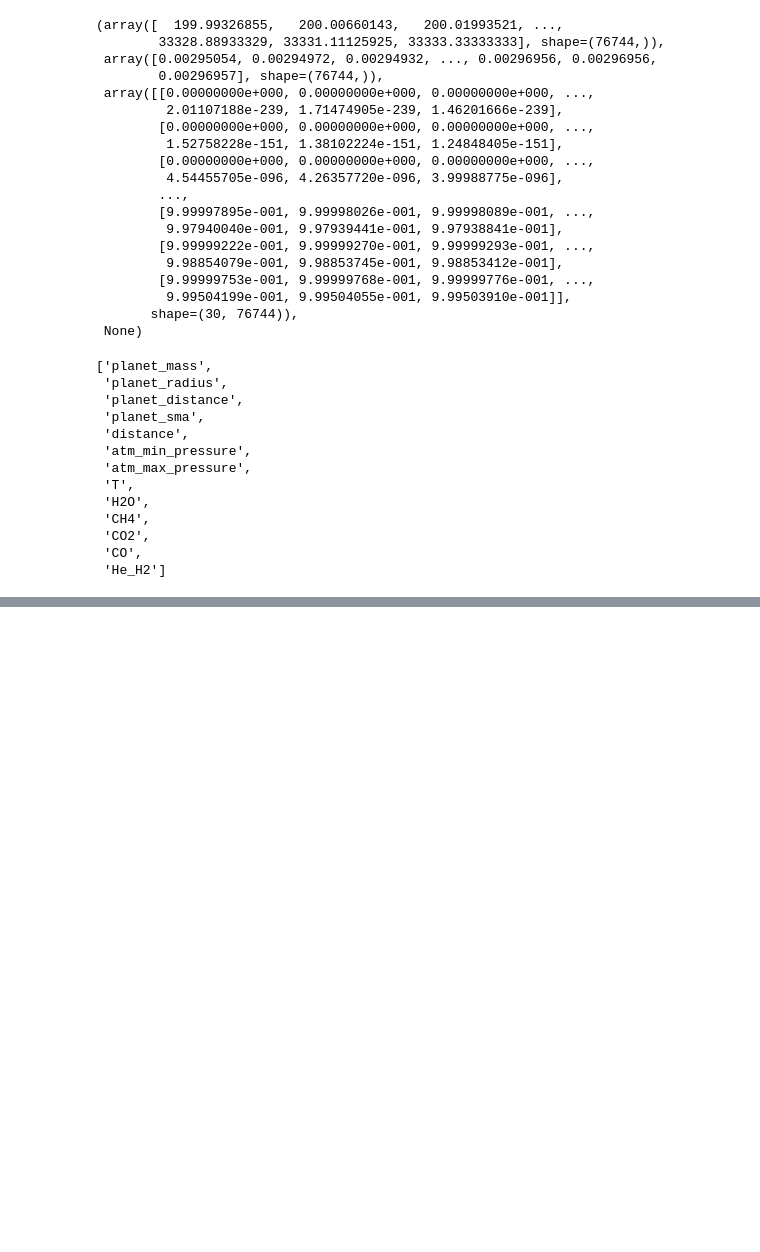
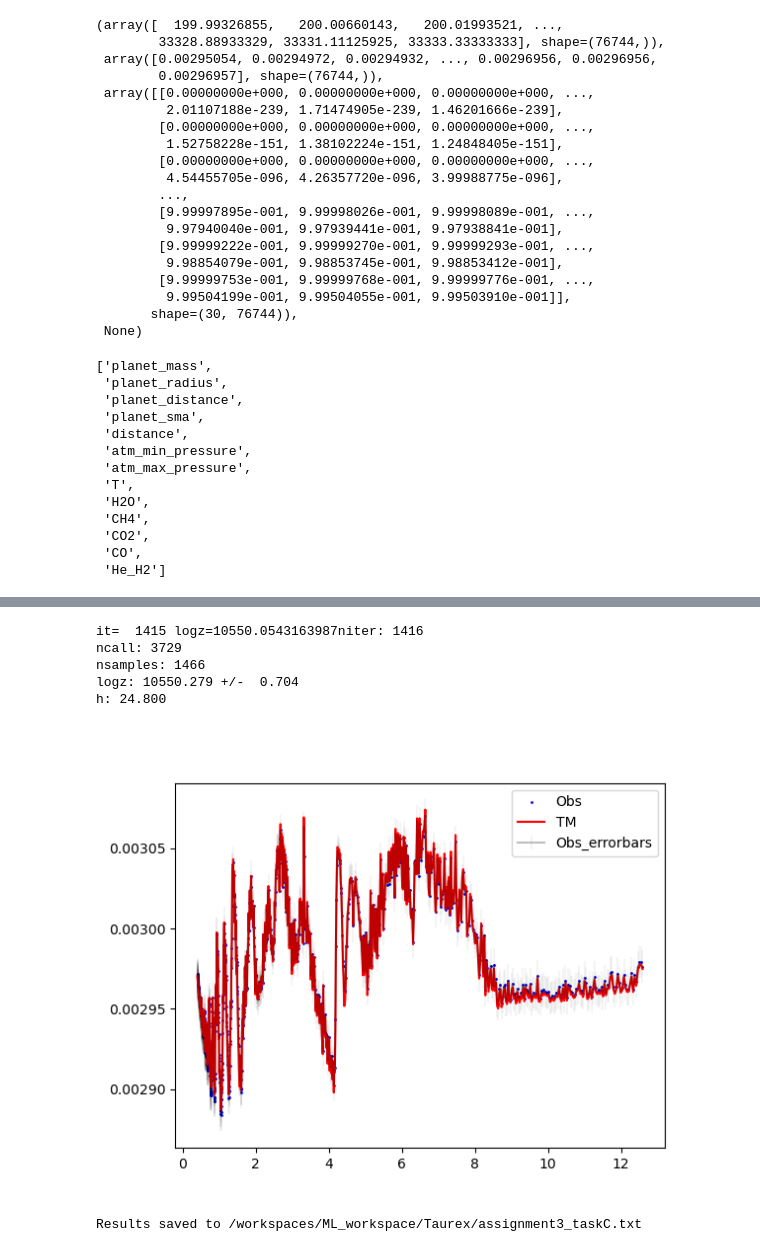
Before and after one commit to CapHarlock27/PACMAN, a Jupyter notebook: file_dump/Assignment3notebooks/TaskC.ipynb, the cells around one changed output, grey strips where cells are left out. Saved outputs shown, nothing was run; the diff lists cells and outputs as text; code cells hidden in the pictures; blank space fills up the shorter version.

```diff
--- a/file_dump/Assignment3notebooks/TaskC.ipynb
+++ b/file_dump/Assignment3notebooks/TaskC.ipynb
@@ -153,5 +149,74 @@ NameError: name 'tm' is not defined
 # %%
 #Fit the model to the observed spectrum (quello che devi runnare Nicholas)
-solution = opt.fit()
+fit_output = opt.fit()
 taurex.log.disableLogging()
+# %% [output]
+it=  1415 logz=10550.0543163987niter: 1416
+ncall: 3729
+nsamples: 1466
+logz: 10550.279 +/-  0.704
+h: 24.800
+# %%
+# Define output filename
+output_file = '/workspaces/ML_workspace/Taurex/assignment3_taskC.txt'
+
+# Open file to write results
+with open(output_file, 'w') as f:
+    # Save Input (Fixed) Parameters
+    f.write("================ INPUT / FIXED PARAMETERS ================\n")
+    f.write(f"Planet Mass:     {tm.planet.mass}\n")
+    f.write(f"Star Temperature:{tm.star.temperature}\n")
+    f.write(f"Star Radius:     {tm.star.radius}\n")
+    f.write(f"Min Pressure:    {tm.pressure.profile[-1]}\n")
+    f.write(f"Max Pressure:    {tm.pressure.profile[0]}\n")
+    f.write(f"Num Layers:      {tm.nLayers}\n")
+    f.write("\n")
+
+    # Save Retrieved Parameters with Error Bars
+    f.write("================ RETRIEVED PARAMETERS ================\n")
+    f.write(f"{'Parameter':<20} {'Median':<15} {'+1sigma':<15} {'-1sigma':<15} {'Best-Fit (Map)':<15}\n")
+    f.write("-" * 85 + "\n")
+
+    # Iterate through the solution
+    for sol_idx, map, median, extra in opt.get_solution():
+
+        # Update model with best fit parameters for the plot later
+        opt.update_model(map)
+
+        samples = opt.get_samples(sol_idx)
+        param_names = opt.fit_names
+
+        for i, name in enumerate(param_names):
+            s = samples[:, i]
+
+            # Calculate 16th, 50th (Median), and 84th percentiles
+            q16, q50, q84 = np.percentile(s, [16, 50, 84])
+
+            sigma_plus = q84 - q50
+            sigma_minus = q50 - q16
+            best_fit_val = median[i]
+
+            # Write formatted line to file
+            f.write(f"{name:<20} {q50:<15.5e} {sigma_plus:<15.5e} {sigma_minus:<15.5e} {best_fit_val:<15.5e}\n")
+
+        # # Save Statistics (Evidence)
+        # f.write("\n================ STATISTICS ================\n")
+        # logz = fit_output.get('logz', 10550.279)
+        # logzerr = fit_output.get('logzerr', 0.704)
+        # f.write(f"Log Evidence (ln Z): {logz:.5f} +/- {logzerr:.5f}\n")
+
+        # Plotting
+        png_plot = plt.figure()
+        plt.scatter(obs.wavelengthGrid, obs.spectrum, label='Obs', c='b', s=1)
+        plt.errorbar(obs.wavelengthGrid, obs.spectrum, obs.errorBar, label='Obs_errorbars', c='k', markersize=2, alpha=0.25, elinewidth=0.25)
+        plt.plot(obs.wavelengthGrid, obin.bin_model(tm.model(obs.wavenumberGrid))[1], label='TM', c='r')
+        plt.legend()
+        plt.show()
+
+# Saving the plot of the fitted transmission spectrum
+png_plot.savefig('/workspaces/ML_workspace/Taurex/assignment3_taskC.png')
+print(f"Results saved to {output_file}")
+# %% [output]
+[figure, added]
+Results saved to /workspaces/ML_workspace/Taurex/assignment3_taskC.txt
 # %%
```
Also changed, not shown: parts of 7 cells of this notebook, 7 other files.
